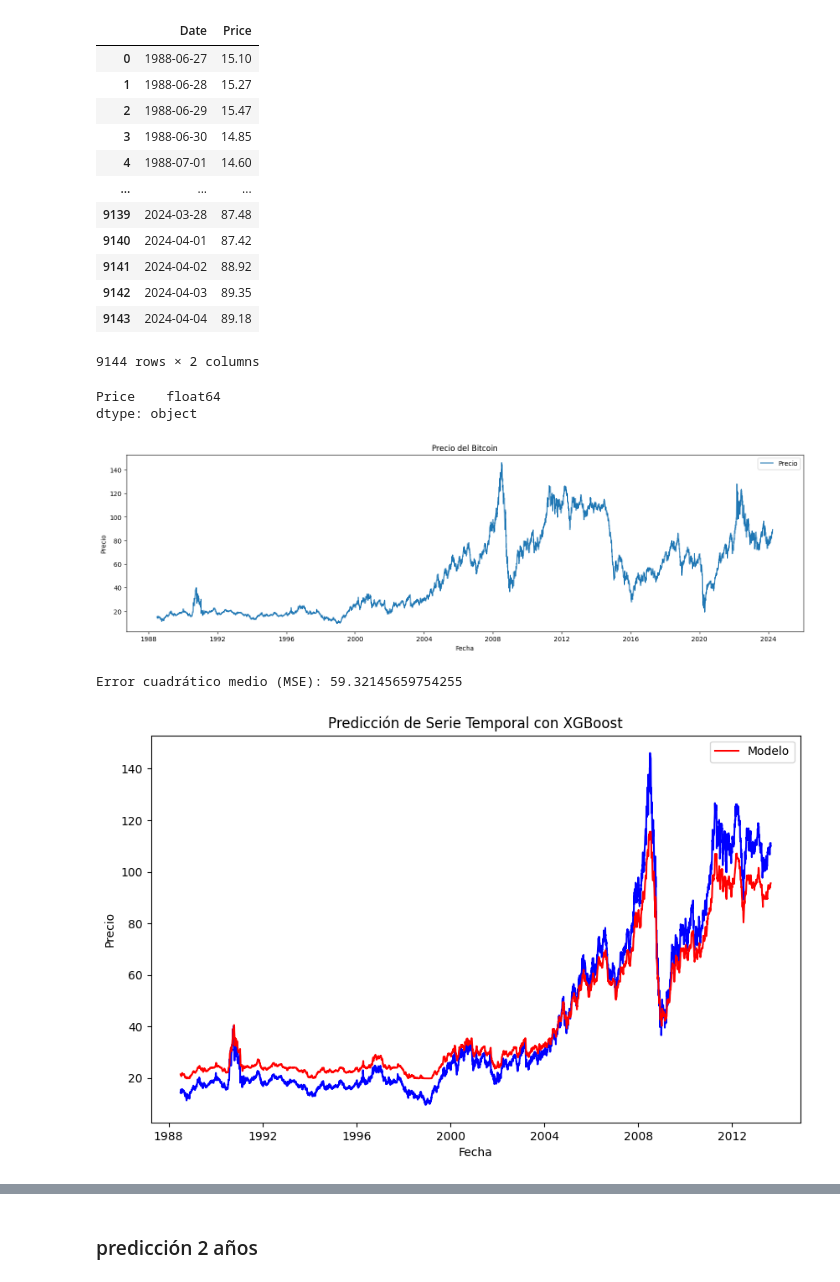
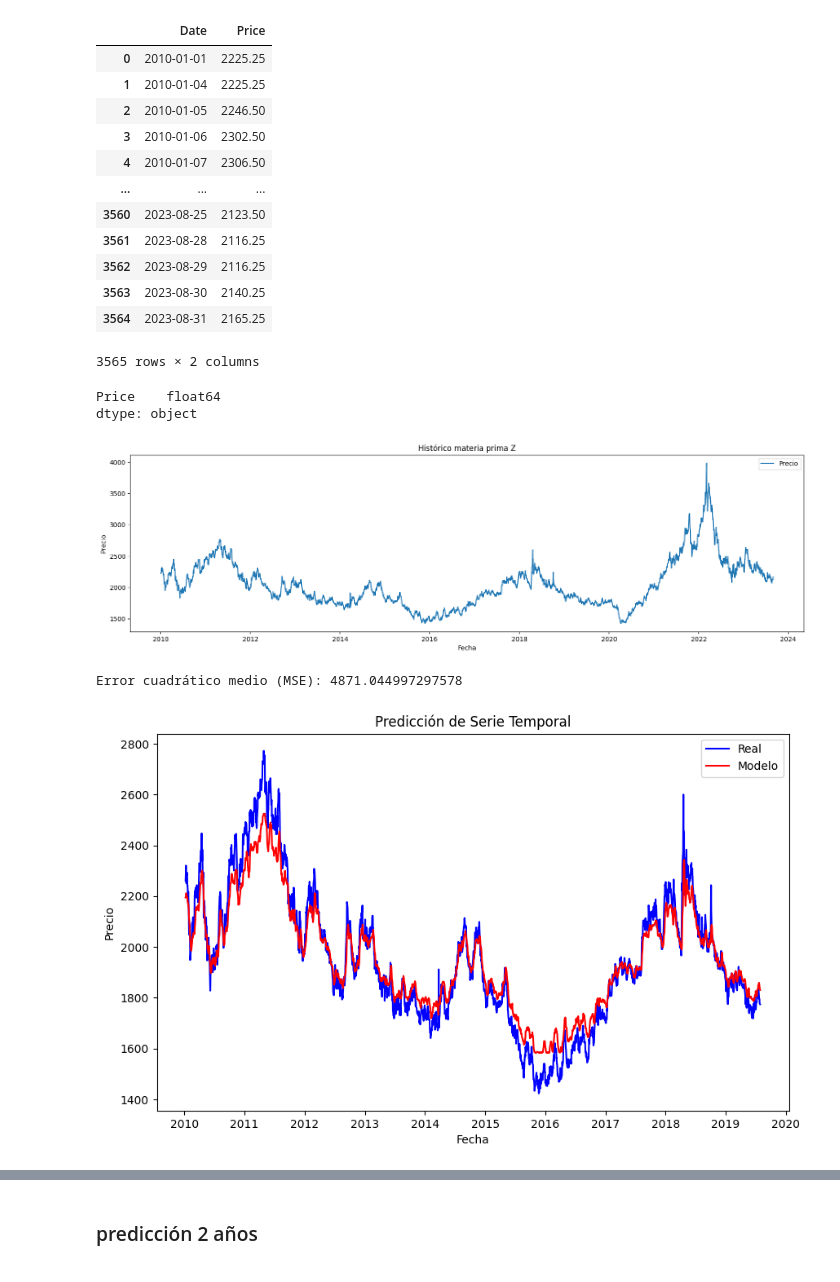
Before and after one commit to JsebastianUVPRQ/classical_trajectory, a Jupyter notebook: ptdataknow/entrenamiento_local/materia-z-local/nb_materia-prma_Z.ipynb, the cells around one changed output, grey strips where cells are left out. Saved outputs shown, nothing was run; the diff lists cells and outputs as text; code cells hidden in the pictures.

```diff
--- a/ptdataknow/entrenamiento_local/materia-z-local/nb_materia-prma_Z.ipynb
+++ b/ptdataknow/entrenamiento_local/materia-z-local/nb_materia-prma_Z.ipynb
@@ -7,22 +7,22 @@ from sklearn.metrics import mean_squared_error
 import xgboost as xgb
 from sklearn.preprocessing import StandardScaler
 # %%
-datos_originales_conjunto_1 = pd.read_csv('X_modificado.csv', index_col=0)
+datos_originales_conjunto_1 = pd.read_csv('Z_modificado.csv', index_col=0)
 datos_originales_conjunto_1
 # %% [output]
 |  | Date | Price |
-| 0 | 1988-06-27 | 15.10 |
-| 1 | 1988-06-28 | 15.27 |
-| 2 | 1988-06-29 | 15.47 |
-| 3 | 1988-06-30 | 14.85 |
-| 4 | 1988-07-01 | 14.60 |
+| 0 | 2010-01-01 | 2225.25 |
+| 1 | 2010-01-04 | 2225.25 |
+| 2 | 2010-01-05 | 2246.50 |
+| 3 | 2010-01-06 | 2302.50 |
+| 4 | 2010-01-07 | 2306.50 |
 | ... | ... | ... |
-| 9139 | 2024-03-28 | 87.48 |
-| 9140 | 2024-04-01 | 87.42 |
-| 9141 | 2024-04-02 | 88.92 |
-| 9142 | 2024-04-03 | 89.35 |
-| 9143 | 2024-04-04 | 89.18 |
+| 3560 | 2023-08-25 | 2123.50 |
+| 3561 | 2023-08-28 | 2116.25 |
+| 3562 | 2023-08-29 | 2116.25 |
+| 3563 | 2023-08-30 | 2140.25 |
+| 3564 | 2023-08-31 | 2165.25 |
-9144 rows × 2 columns
+3565 rows × 2 columns
 # %%
 df = datos_originales_conjunto_1
 # Convertir la columna 'fecha' a tipo datetime
@@ -39,13 +39,13 @@ dtype: object
 # %%
 plt.figure(figsize=(19, 5))
 plt.plot(df['Price'], label='Precio')
-plt.title('Precio del Bitcoin')
+plt.title('Histórico materia prima Z')
 plt.xlabel('Fecha')
 plt.ylabel('Precio')
 plt.legend()
 plt.show()
 # %% [output]
-[figure, old version]
+[figure, new version]
 # %%
 # Crear características de serie temporal (lag features)
 def create_lag_features(df, lags=5):
@@ -70,37 +70,37 @@ y_test = test['Price']
 # Estandarizar las características
 scaler = StandardScaler()
 X_train_scaled = scaler.fit_transform(X_train)
 X_test_scaled = scaler.transform(X_test)
 
 # Crear el modelo XGBoost
 model = xgb.XGBRegressor(objective='reg:squarederror', n_estimators=1500, max_depth=4, learning_rate=0.001, colsample_bytree=0.3, reg_alpha=0.1, reg_lambda=0.1)
 
 # Entrenar el modelo
 model.fit(X_train_scaled, y_train)
 
 # Hacer predicciones
 predictions = model.predict(X_train_scaled)
 
 # Convertir las predicciones a un DataFrame
 futuros = pd.DataFrame(predictions, index=train.index, columns=['Prediction'])
 
 
 # Calcular el error cuadrático medio (MSE)
 mse = mean_squared_error(y_train, predictions)
 print(f"Error cuadrático medio (MSE): {mse}")
 
 # Graficar las predicciones y los valores reales
 plt.figure(figsize=(10, 6))
-plt.plot(train.index, y_train, label='', color='blue')
+plt.plot(train.index, y_train, label='Real', color='blue')
 plt.plot(train.index, predictions, label='Modelo', color='red')
-plt.title('Predicción de Serie Temporal con XGBoost')
+plt.title('Predicción de Serie Temporal')
 plt.xlabel('Fecha')
 plt.ylabel('Precio')
 plt.legend()
 plt.show()
 # %% [output]
-Error cuadrático medio (MSE): 59.32145659754255
+Error cuadrático medio (MSE): 4871.044997297578
-[figure, old version]
+[figure, new version]
 # %%
 df
 # %% [output]
```
Also changed, not shown: parts of 6 cells of this notebook.
